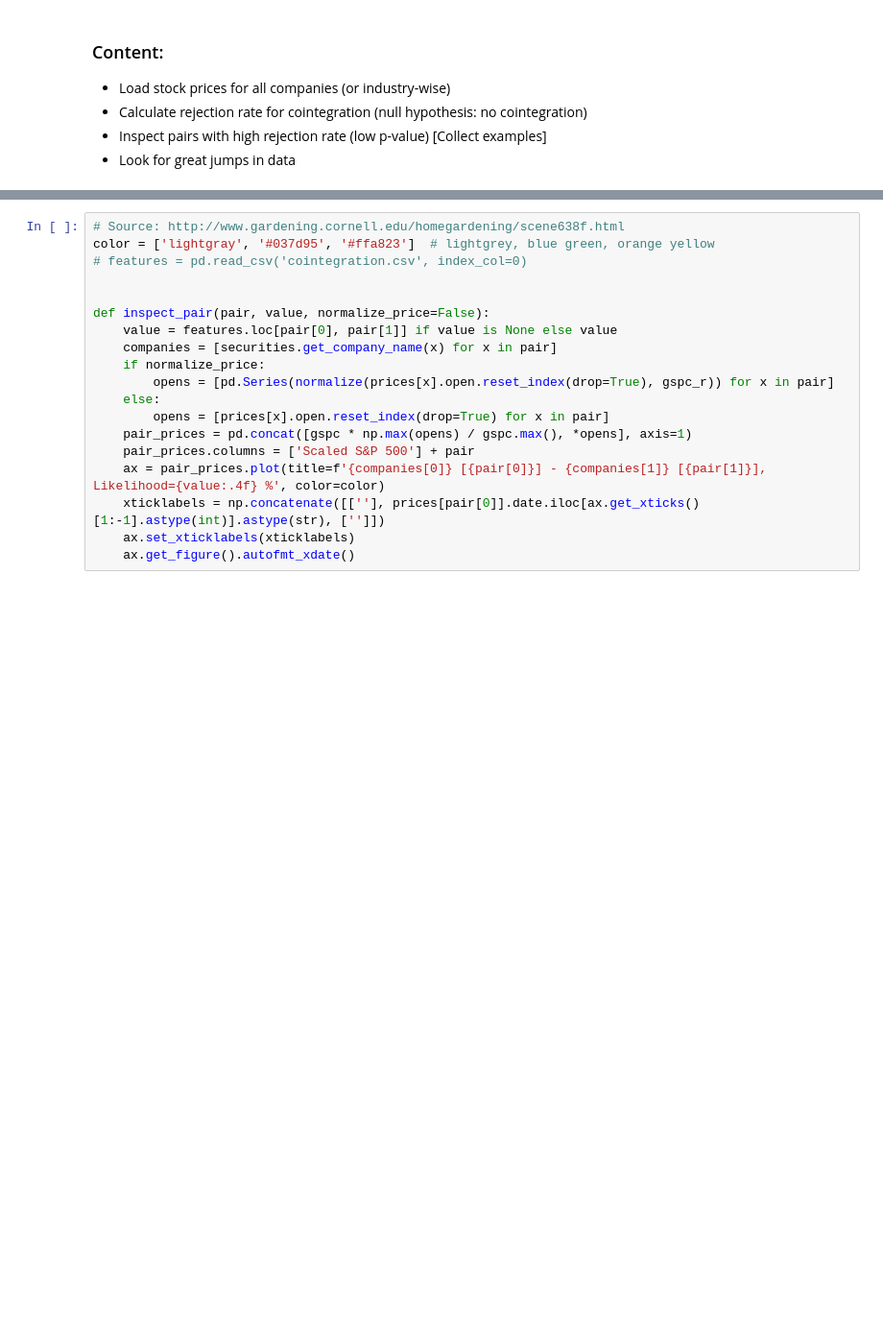
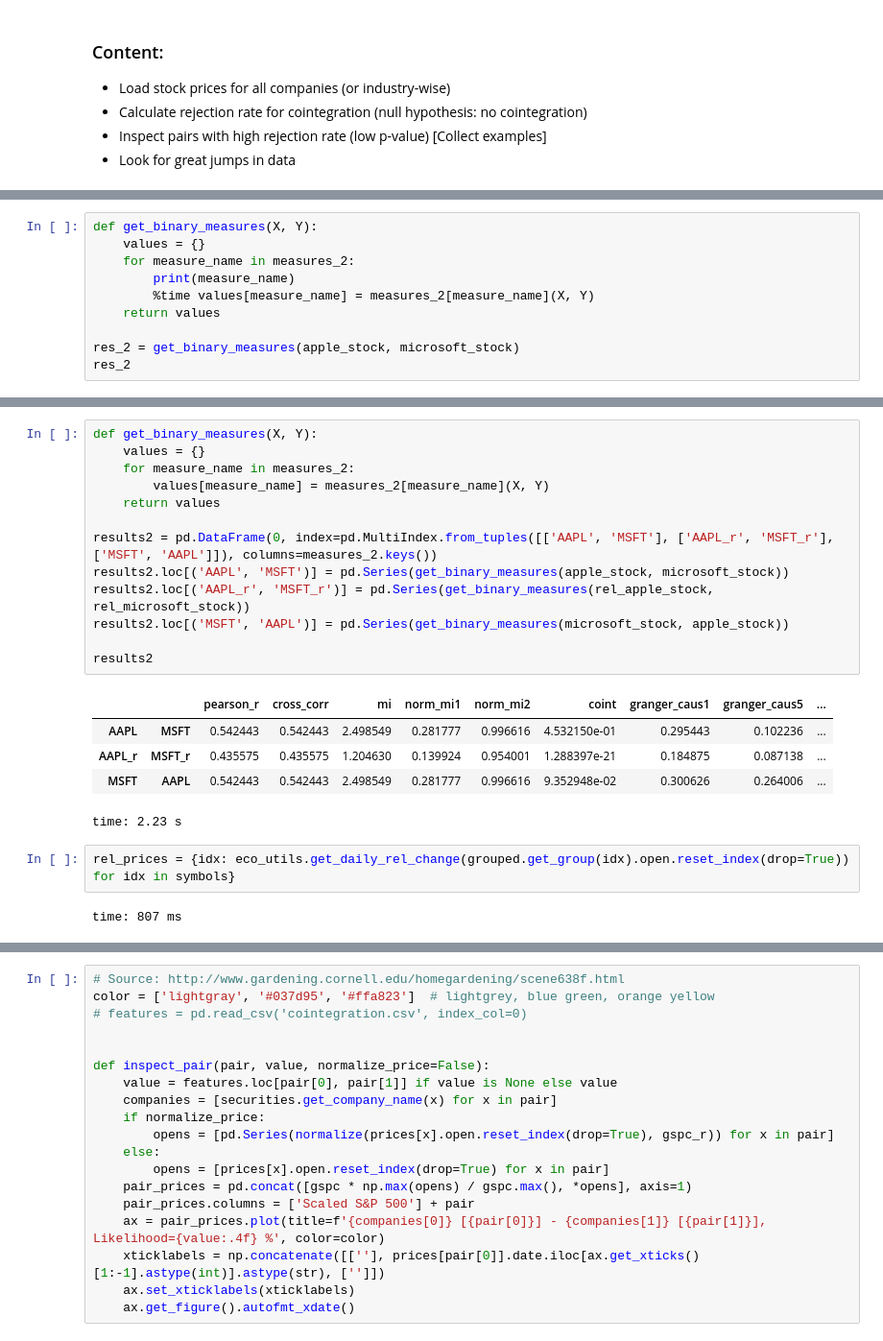
Before and after one commit to Chaoste/nlp-stocks, a Jupyter notebook: research/11.2-Econometrics.v2.ipynb, the cells around one changed output, grey strips where cells are left out. Shown at 96% size. Saved outputs shown, nothing was run; the diff lists cells and outputs as text; blank space fills up the shorter version.

```diff
--- a/research/11.2-Econometrics.v2.ipynb
+++ b/research/11.2-Econometrics.v2.ipynb
@@ -65,0 +98,10 @@ time: 1min 23s
+# %%
+def get_binary_measures(X, Y):
+    values = {}
+    for measure_name in measures_2:
+        print(measure_name)
+        %time values[measure_name] = measures_2[measure_name](X, Y)
+    return values
+
+res_2 = get_binary_measures(apple_stock, microsoft_stock)
+res_2
@@ -65,0 +209,23 @@ time: 1min 23s
+# %%
+def get_binary_measures(X, Y):
+    values = {}
+    for measure_name in measures_2:
+        values[measure_name] = measures_2[measure_name](X, Y)
+    return values
+
+results2 = pd.DataFrame(0, index=pd.MultiIndex.from_tuples([['AAPL', 'MSFT'], ['AAPL_r', 'MSFT_r'], ['MSFT', 'AAPL']]), columns=measures_2.keys())
+results2.loc[('AAPL', 'MSFT')] = pd.Series(get_binary_measures(apple_stock, microsoft_stock))
+results2.loc[('AAPL_r', 'MSFT_r')] = pd.Series(get_binary_measures(rel_apple_stock, rel_microsoft_stock))
+results2.loc[('MSFT', 'AAPL')] = pd.Series(get_binary_measures(microsoft_stock, apple_stock))
+
+results2
+# %% [output]
+|  |  | pearson_r | cross_corr | mi | norm_mi1 | norm_mi2 | coint | granger_caus1 | granger_caus5 | ... |
+| AAPL | MSFT | 0.542443 | 0.542443 | 2.498549 | 0.281777 | 0.996616 | 4.532150e-01 | 0.295443 | 0.102236 | ... |
+| AAPL_r | MSFT_r | 0.435575 | 0.435575 | 1.204630 | 0.139924 | 0.954001 | 1.288397e-21 | 0.184875 | 0.087138 | ... |
+| MSFT | AAPL | 0.542443 | 0.542443 | 2.498549 | 0.281777 | 0.996616 | 9.352948e-02 | 0.300626 | 0.264006 | ... |
+time: 2.23 s
+# %%
+rel_prices = {idx: eco_utils.get_daily_rel_change(grouped.get_group(idx).open.reset_index(drop=True)) for idx in symbols}
+# %% [output]
+time: 807 ms
```
Also changed, not shown: parts of 23 cells of this notebook.
